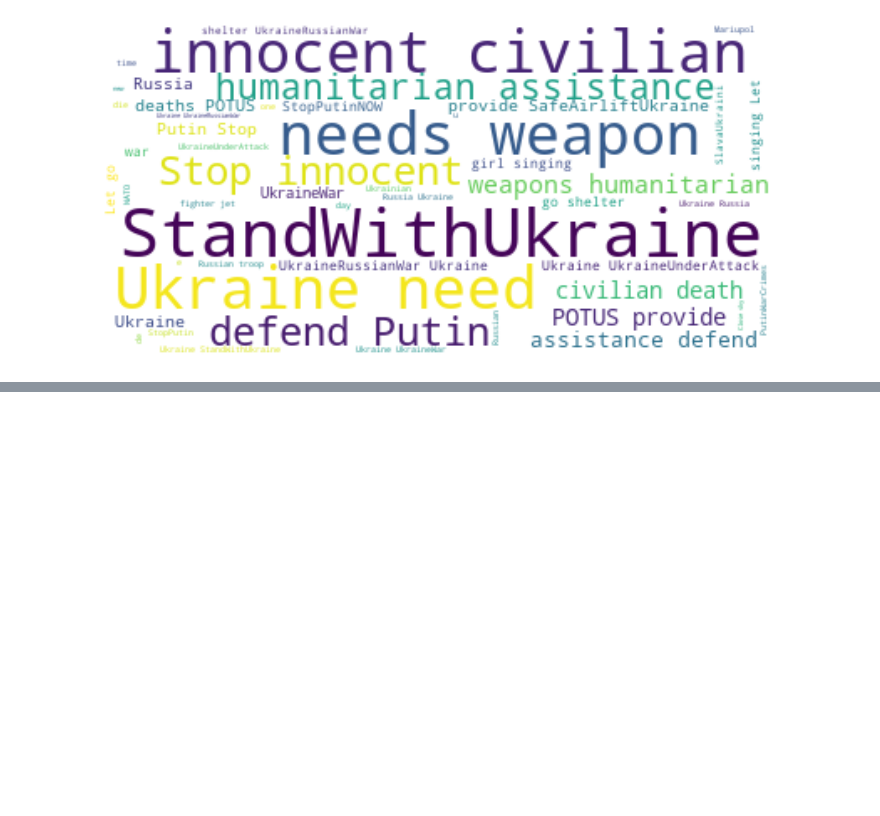
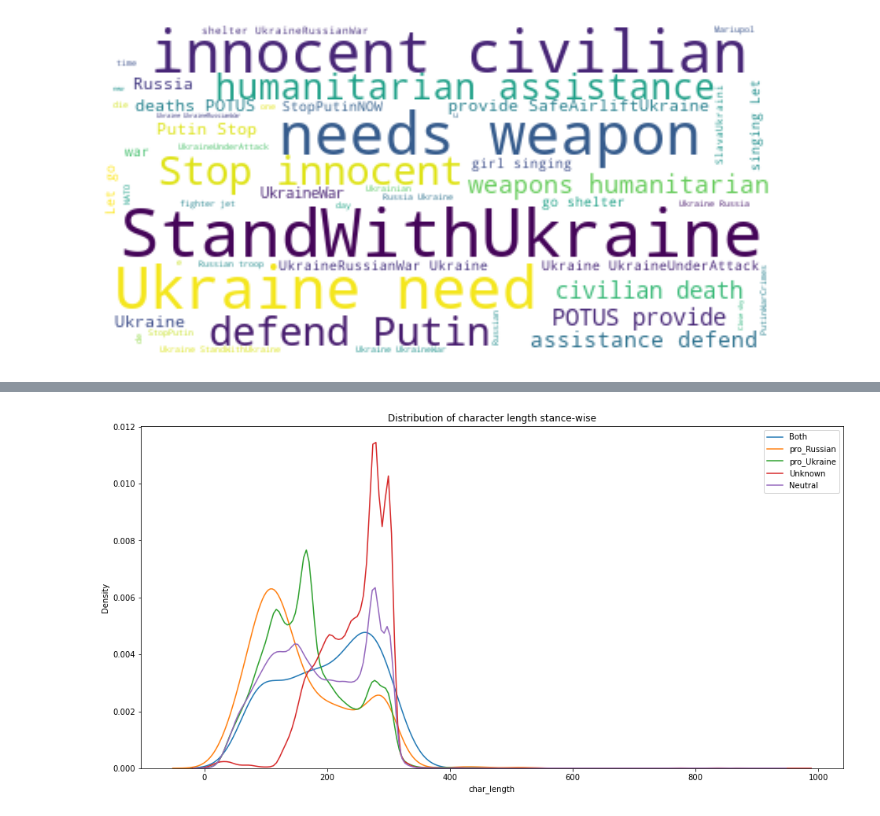
Before and after one commit to Yvonne27Jin/BSDS3002GP_Computational_propaganda_Ukraine, a Jupyter notebook: code/2_SEDA.ipynb, the cells around one changed output, grey strips where cells are left out. Cells and saved outputs as stored; diff of their text form; code cells hidden in the pictures; blank space fills up the shorter version.

```diff
--- a/code/2_SEDA.ipynb
+++ b/code/2_SEDA.ipynb
@@ -374,0 +249,11 @@ plt.show()
+# %%
+# Distribution of character length sentiment-wise
+fig, ax = plt.subplots(figsize=(16,8))
+for sentiment in data['NodeType'].value_counts().sort_values().index.tolist():
+    #print(sentiment)
+    sns.kdeplot(data[data['NodeType']==sentiment]['char_length'],ax=ax, label=sentiment)
+ax.legend()
+ax.set_title("Distribution of character length stance-wise")
+plt.show()
+# %% [output]
+[figure, added]
```
Also changed, not shown: parts of 8 cells of this notebook, 2 other files.
